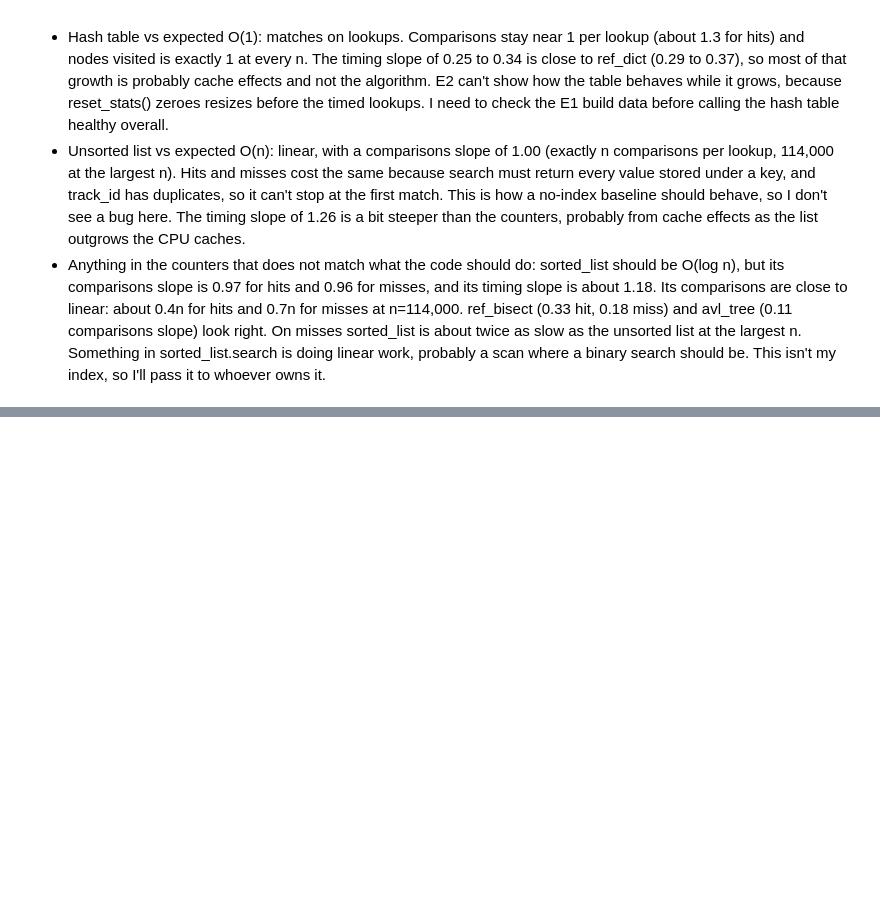
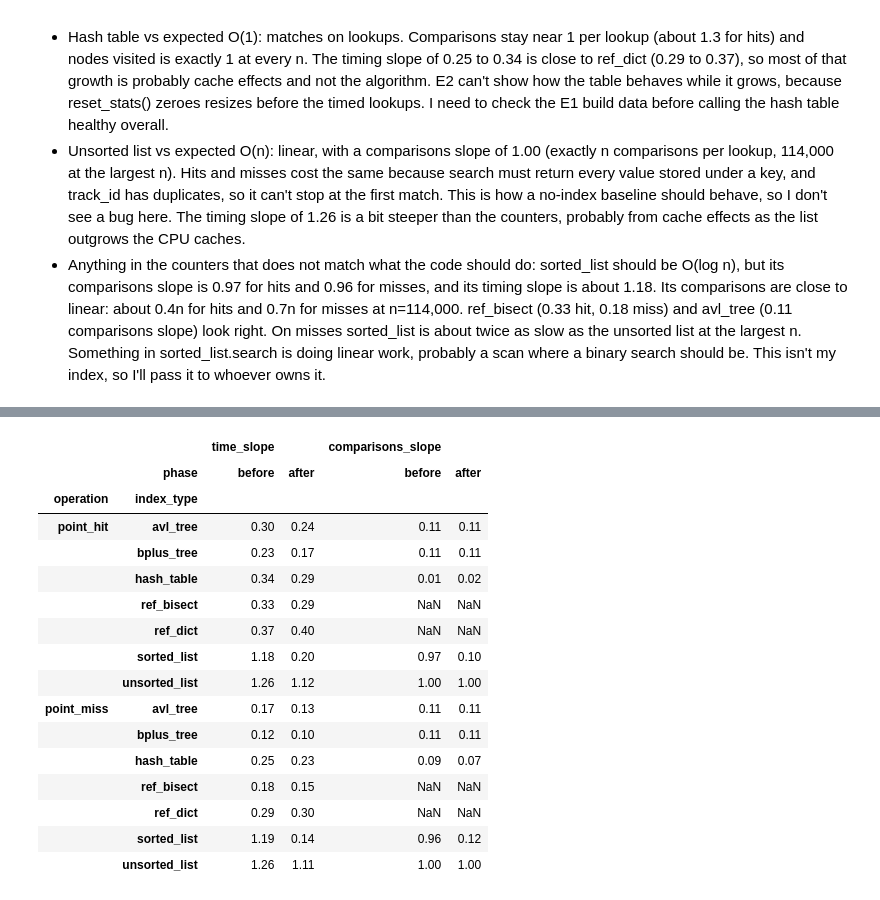
Before and after one commit to balding947/DS4300-Project, a Jupyter notebook: analysis/E2_point_lookups.ipynb, the cells around one changed output, grey strips where cells are left out. Drawn from its saved outputs; the diff is of its cells as text; code cells hidden in the pictures; blank space fills up the shorter version.

```diff
--- a/analysis/E2_point_lookups.ipynb
+++ b/analysis/E2_point_lookups.ipynb
@@ -15,8 +15,10 @@ e2 = df[df["experiment"] == "E2_point_lookups"]
 
 # Control the comparison: one machine, one code version.
 machine = "zaid-mbp"
-version = e2[e2["machine_id"] == machine]["code_version"].iloc[-1]
-e2 = e2[(e2["machine_id"] == machine) & (e2["code_version"] == version)].copy()
+BEFORE, AFTER = "45879fa", "fa5c1ad"   # original code vs the code with all fixes
+all_e2 = e2[e2["machine_id"] == machine]
+version = BEFORE   # everything down to the Observations section is on the original code
+e2 = all_e2[all_e2["code_version"] == version].copy()
 
 # Each row is a batch of n_ops lookups, so divide to get cost per lookup.
 e2["us_per_op"] = e2["total_ns"] / e2["n_ops"] / 1_000
@@ -199,0 +208,38 @@ counted.groupby(["index_type", "operation"])["resizes"].max().unstack()
+# %%
+both = all_e2[all_e2["code_version"].isin([BEFORE, AFTER])].copy()
+both["phase"] = both["code_version"].map({BEFORE: "before", AFTER: "after"})
+both["us_per_op"] = both["total_ns"] / both["n_ops"] / 1_000
+both["comparisons_per_op"] = both["comparisons"] / both["n_ops"]
+
+rows = []
+for (phase, op, index_type), g in both.groupby(["phase", "operation", "index_type"]):
+    ns = sorted(g["n_keys"].unique())
+    med_us = [g[g["n_keys"] == n]["us_per_op"].median() for n in ns]
+    med_cmp = [g[g["n_keys"] == n]["comparisons_per_op"].median() for n in ns]
+    rows.append({"operation": op, "index_type": index_type, "phase": phase,
+                 "time_slope": slope(ns, med_us),
+                 "comparisons_slope": slope(ns, np.clip(med_cmp, 1e-9, None)) if not np.isnan(med_cmp[0]) else np.nan})
+
+compare = (pd.DataFrame(rows).round(2)
+           .pivot(index=["operation", "index_type"], columns="phase",
+                  values=["time_slope", "comparisons_slope"])
+           .reindex(columns=["before", "after"], level=1))
+compare
+# %% [output]
+|  |  | time_slope |  | comparisons_slope |  |
+|  | phase | before | after | before | after |
+| operation | index_type |  |  |  |  |
+| point_hit | avl_tree | 0.30 | 0.24 | 0.11 | 0.11 |
+|  | bplus_tree | 0.23 | 0.17 | 0.11 | 0.11 |
+|  | hash_table | 0.34 | 0.29 | 0.01 | 0.02 |
+|  | ref_bisect | 0.33 | 0.29 | NaN | NaN |
+|  | ref_dict | 0.37 | 0.40 | NaN | NaN |
+|  | sorted_list | 1.18 | 0.20 | 0.97 | 0.10 |
+|  | unsorted_list | 1.26 | 1.12 | 1.00 | 1.00 |
+| point_miss | avl_tree | 0.17 | 0.13 | 0.11 | 0.11 |
+|  | bplus_tree | 0.12 | 0.10 | 0.11 | 0.11 |
+|  | hash_table | 0.25 | 0.23 | 0.09 | 0.07 |
+|  | ref_bisect | 0.18 | 0.15 | NaN | NaN |
+|  | ref_dict | 0.29 | 0.30 | NaN | NaN |
+|  | sorted_list | 1.19 | 0.14 | 0.96 | 0.12 |
+|  | unsorted_list | 1.26 | 1.11 | 1.00 | 1.00 |
```
Also changed, not shown: parts of 8 cells of this notebook.
